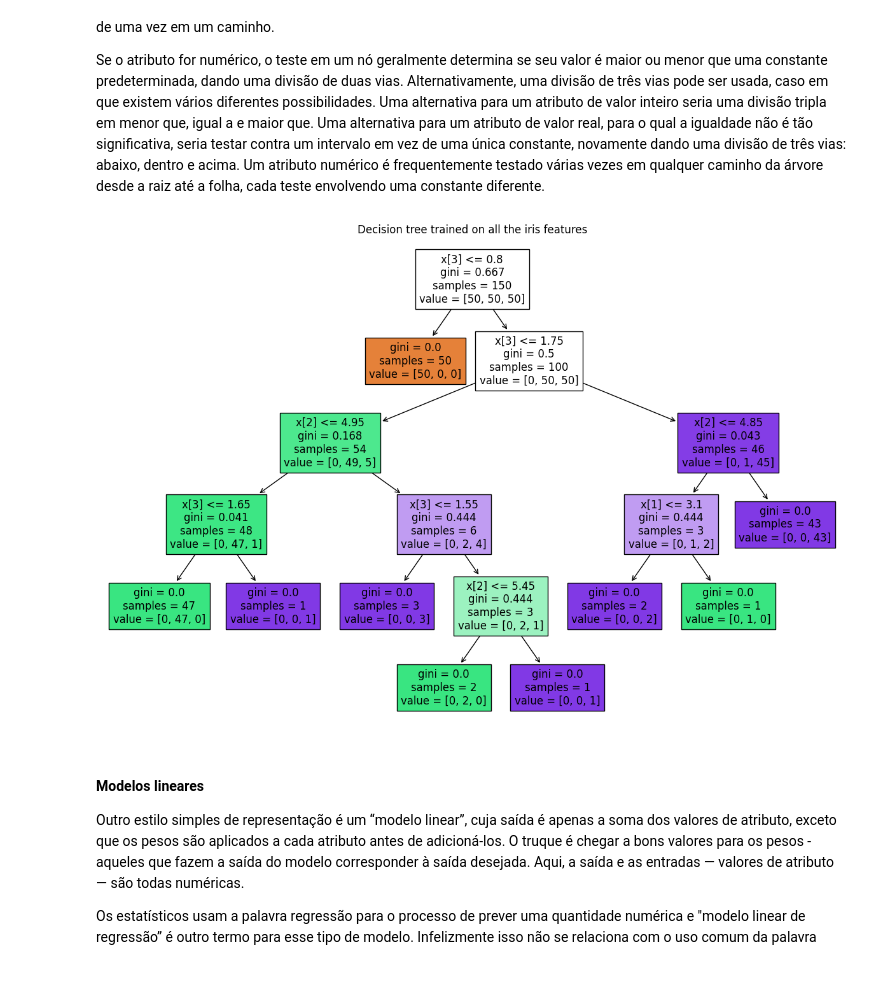
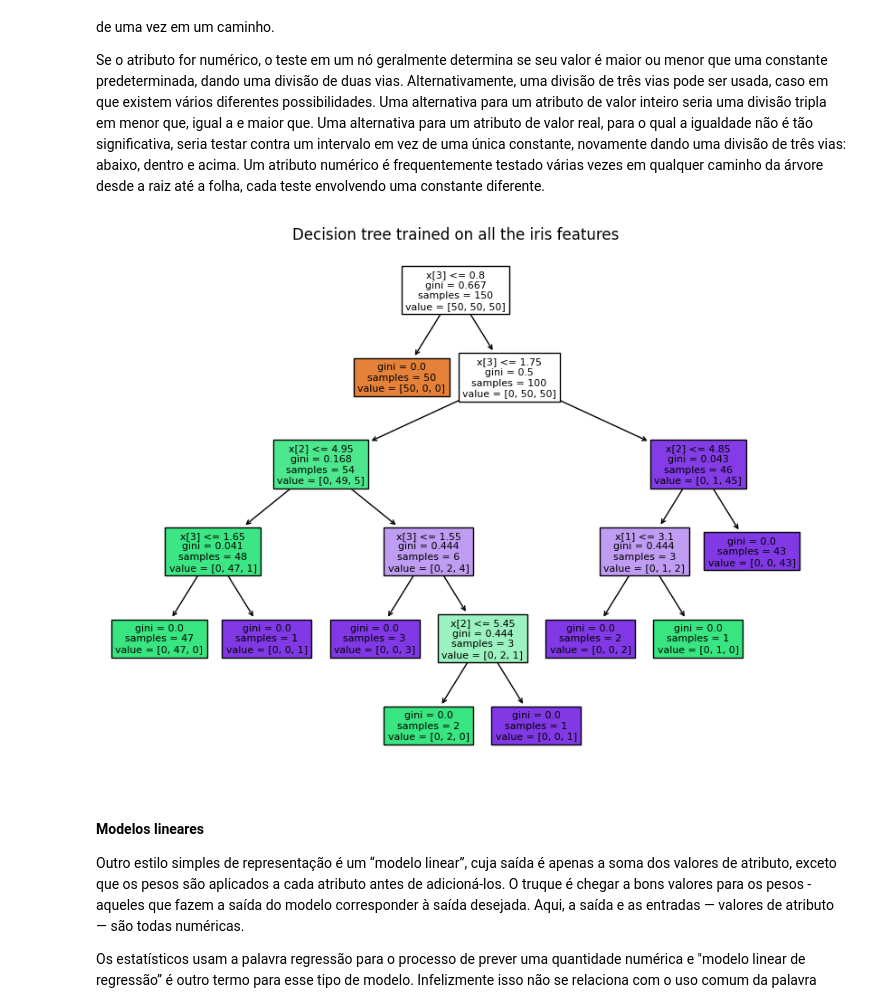
Before and after one commit to cdiegor/MineracaoDeDados, a Jupyter notebook: Mineração_de_Dados_Notas_de_aula_1aParte.ipynb, the cells around one changed output. Cells and saved outputs as stored; diff of their text form; code cells hidden in the pictures; blank space fills up the shorter version.

```diff
--- a/Mineração_de_Dados_Notas_de_aula_1aParte.ipynb
+++ b/Mineração_de_Dados_Notas_de_aula_1aParte.ipynb
@@ -373,19 +373,19 @@ valor é maior ou menor que uma constante predeterminada, dando uma divisão de
 # %%
 from sklearn.tree import plot_tree
 from sklearn.datasets import load_iris
 from sklearn.tree import DecisionTreeClassifier
 from sklearn.inspection import DecisionBoundaryDisplay
 
 iris = load_iris()
 
-plt.rcParams["figure.figsize"] = (15,10)
+plt.rcParams["figure.figsize"] = (10,7.5)
 plt.figure()
 clf = DecisionTreeClassifier().fit(iris.data, iris.target)
 plot_tree(clf, filled=True)
 plt.title("Decision tree trained on all the iris features")
 plt.show()
 # %% [output]
-[figure, old version]
+[figure, new version]
 # %% [markdown]
 #### Modelos lineares
 
```
Also changed, not shown: parts of 7 cells of this notebook.
